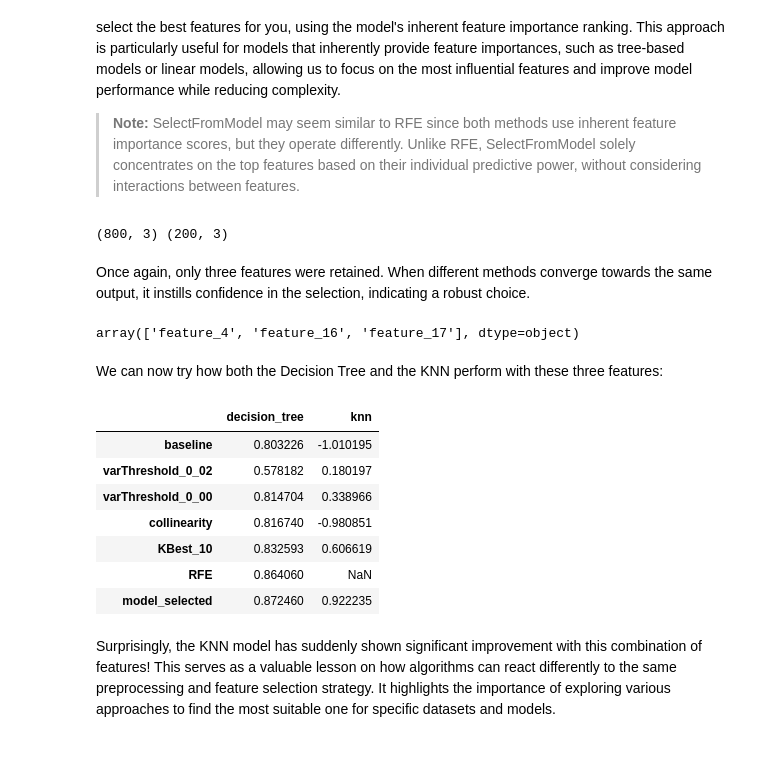
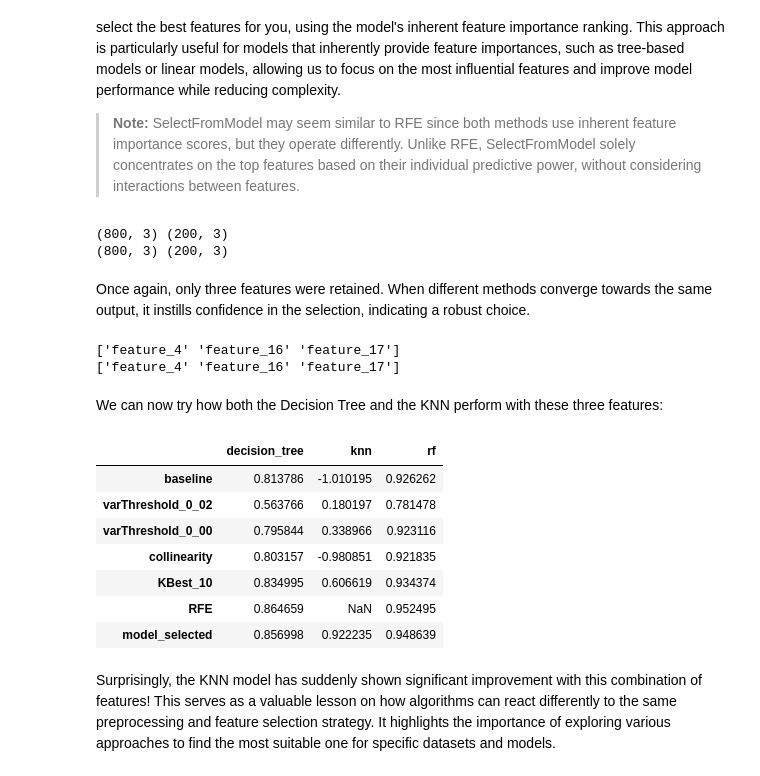
Before and after one commit to gastan81/supervised-ml, a Jupyter notebook: 08_regression__feature_selection.ipynb, the cells around one changed output. Cells and saved outputs as stored; diff of their text form; code cells hidden in the pictures.

Commit message:
New workbook for feature selection.

```diff
--- a/08_regression__feature_selection.ipynb
+++ b/08_regression__feature_selection.ipynb
@@ -448,8 +542,14 @@ k10_knn = KNeighborsRegressor(n_neighbors=1)
 k10_knn.fit(X_train_KBest, y_train)
 k10_knn_pred = k10_knn.predict(X_test_KBest)
 
+# K-Nearest Neighbors.
+k10_rf = RandomForestRegressor()
+k10_rf.fit(X_train_KBest, y_train)
+k10_rf_pred = k10_rf.predict(X_test_KBest)
+
 performances.loc["KBest_10", "decision_tree"]= r2_score(y_test, k10_tree_pred)
 performances.loc["KBest_10", "knn"] = r2_score(y_test, k10_knn_pred)
+performances.loc["KBest_10", "rf"] = r2_score(y_test, k10_rf_pred)
 
 performances
 # %% [output]
@@ -474,7 +576,12 @@ rfe_tree = RFECV(DecisionTreeRegressor())
 rfe_tree.fit(X_train, y_train)
 rfe_tree_pred = rfe_tree.predict(X_test)
 
+rfe_rf = RFECV(RandomForestRegressor())
+rfe_rf.fit(X_train, y_train)
+rfe_rf_pred = rfe_rf.predict(X_test)
+
 performances.loc["RFE", "decision_tree"] = r2_score(y_test, rfe_tree_pred)
+performances.loc["RFE", "rf"] = r2_score(y_test, rfe_rf_pred)
 
 performances
 # %% [output]
@@ -505,49 +613,63 @@ It appears that only three features were retained! Interestingly, these three fe
 # %%
 select_model_tree = SelectFromModel(DecisionTreeRegressor(),
                                     threshold=None)
+select_model_rf = SelectFromModel(RandomForestRegressor(),
+                                    threshold=None)
 # %%
 # Transform the train set.
 X_train_selected_model_tree = select_model_tree.fit_transform(X_train, y_train)
+X_train_selected_model_rf = select_model_rf.fit_transform(X_train, y_train)
 
 # Transform the test set.
 X_test_selected_model_tree = select_model_tree.transform(X_test)
+X_test_selected_model_rf = select_model_rf.transform(X_test)
 # %%
 # Show shape of the train and test dataset to check for the number of features kept.
 print(X_train_selected_model_tree.shape, X_test_selected_model_tree.shape)
+print(X_train_selected_model_rf.shape, X_test_selected_model_rf.shape)
 # %% [output]
 (800, 3) (200, 3)
+(800, 3) (200, 3)
 # %% [markdown]
 Once again, only three features were retained. When different methods converge towards the same output, it instills confidence in the selection, indicating a robust choice.
-# %%
-select_model_tree.get_feature_names_out()
-# %% [output]
-array(['feature_4', 'feature_16', 'feature_17'], dtype=object)
+# %%
+print(select_model_tree.get_feature_names_out())
+print(select_model_rf.get_feature_names_out())
+# %% [output]
+['feature_4' 'feature_16' 'feature_17']
+['feature_4' 'feature_16' 'feature_17']
 # %% [markdown]
 We can now try how both the Decision Tree and the KNN perform with these three features:
 # %%
 # Decision tree.
 select_model_tree = DecisionTreeRegressor()
 select_model_tree.fit(X_train_selected_model_tree, y_train)
 select_model_tree_pred = select_model_tree.predict(X_test_selected_model_tree)
 
 # K-Nearest Neighbors.
 select_model_knn = KNeighborsRegressor(n_neighbors=1)
 select_model_knn.fit(X_train_selected_model_tree, y_train)
 select_model_knn_pred = select_model_knn.predict(X_test_selected_model_tree)
 
+# K-Nearest Neighbors.
+select_model_rf = RandomForestRegressor()
+select_model_rf.fit(X_train_selected_model_rf, y_train)
+select_model_rf_pred = select_model_rf.predict(X_test_selected_model_rf)
+
 performances.loc["model_selected", "decision_tree"] = r2_score(y_test, select_model_tree_pred)
 performances.loc["model_selected", "knn"] = r2_score(y_test, select_model_knn_pred)
+performances.loc["model_selected", "rf"] = r2_score(y_test, select_model_rf_pred)
 
 performances
 # %% [output]
-|  | decision_tree | knn |
-| baseline | 0.803226 | -1.010195 |
-| varThreshold_0_02 | 0.578182 | 0.180197 |
-| varThreshold_0_00 | 0.814704 | 0.338966 |
-| collinearity | 0.816740 | -0.980851 |
-| KBest_10 | 0.832593 | 0.606619 |
-| RFE | 0.864060 | NaN |
-| model_selected | 0.872460 | 0.922235 |
+|  | decision_tree | knn | rf |
+| baseline | 0.813786 | -1.010195 | 0.926262 |
+| varThreshold_0_02 | 0.563766 | 0.180197 | 0.781478 |
+| varThreshold_0_00 | 0.795844 | 0.338966 | 0.923116 |
+| collinearity | 0.803157 | -0.980851 | 0.921835 |
+| KBest_10 | 0.834995 | 0.606619 | 0.934374 |
+| RFE | 0.864659 | NaN | 0.952495 |
+| model_selected | 0.856998 | 0.922235 | 0.948639 |
 # %% [markdown]
 Surprisingly, the KNN model has suddenly shown significant improvement with this combination of features! This serves as a valuable lesson on how algorithms can react differently to the same preprocessing and feature selection strategy. It highlights the importance of exploring various approaches to find the most suitable one for specific datasets and models.
 # %% [markdown]
```
Also changed, not shown: parts of 15 cells of this notebook, 1 other file.
